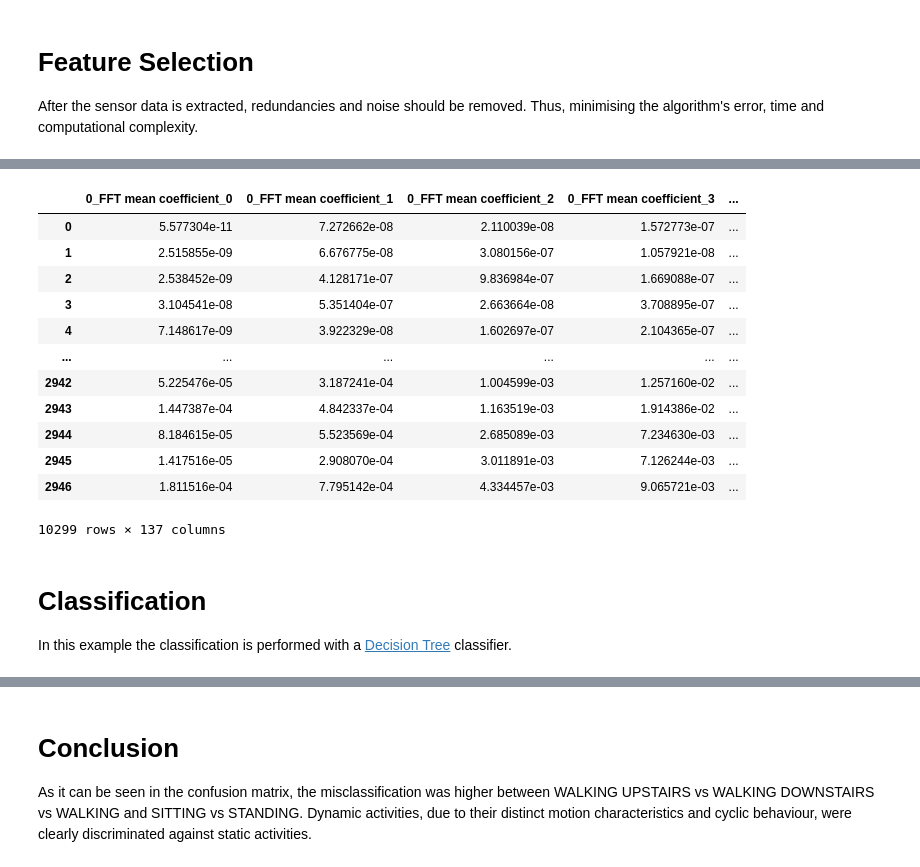
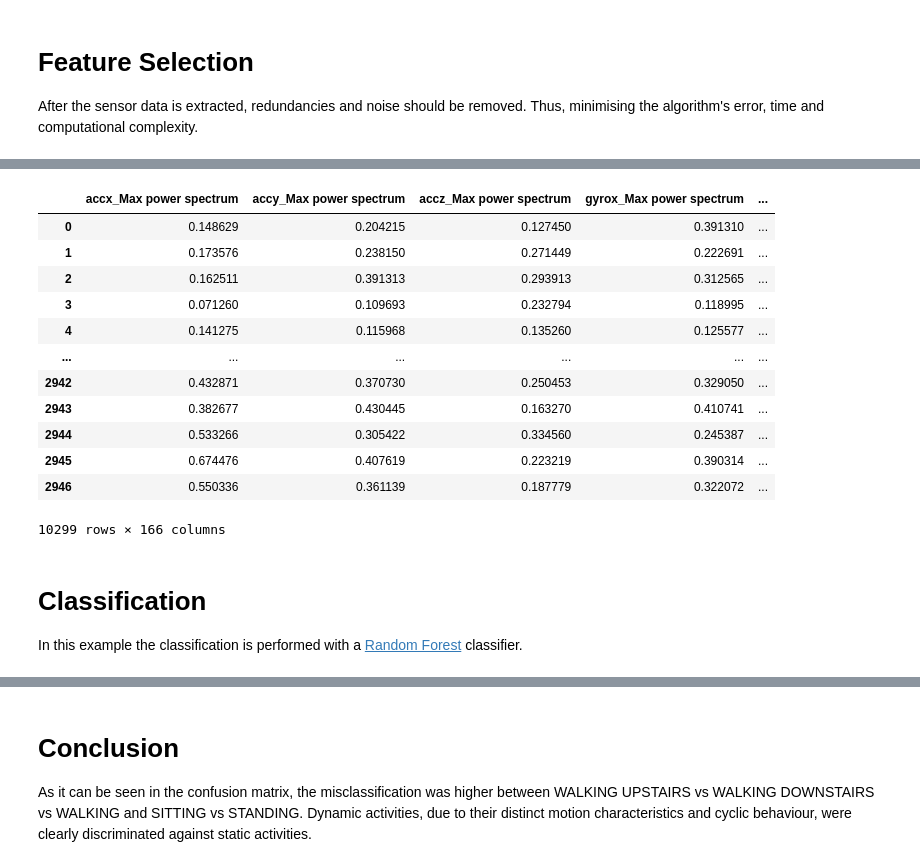
Before and after one commit to fraunhoferportugal/tsfel, a Jupyter notebook: notebooks/TSFEL_HAR_Example.ipynb, the cells around one changed output, grey strips where cells are left out. Cells and saved outputs as stored; diff of their text form; code cells hidden in the pictures.

Commit message:
Notebook classification enhancement; Window splitter bug fix.

```diff
--- a/notebooks/TSFEL_HAR_Example.ipynb
+++ b/notebooks/TSFEL_HAR_Example.ipynb
@@ -91,12 +145,11 @@ The features to extract are defined in the [google sheet](https://docs.google.co
 **Change your google sheet file name and the googleSheet_name variable to your name so both have the same name.**
 # %%
 #@title Feature Extraction
-googleSheet_name = "Features_dev"
+googleSheet_name = "featuresdev"
 # Extract excel info
 cfg_file = tsfel.extract_sheet(googleSheet_name)
 
 # Get features
-print("This may take some time...")
 X_train = tsfel.time_series_features_extractor(cfg_file, x_train_sig, fs=100)
 X_test = tsfel.time_series_features_extractor(cfg_file, x_test_sig, fs=100)
 # %% [output]
@@ -114,7 +173,16 @@ After the sensor data is extracted, redundancies and noise should be removed. Th
 features = pd.concat([X_train, X_test])
 # Highly correlated features are removed
 features = tsfel.correlation_report(features)
-X_train = features[:len(X_train)]
-X_test = features[len(X_train):]
+
+# Handling eventual missing values from the feature extraction
+features.replace([np.inf, -np.inf], np.nan, inplace=True)
+features.fillna(features.mean(), inplace=True)
+
+# Normalising Features
+min_max_scaler = preprocessing.MinMaxScaler()
+nfeatures = pd.DataFrame(min_max_scaler.fit_transform(features.values), columns=features.columns, index=features.index)
+
+nX_train = nfeatures[:len(X_train)]
+nX_test = nfeatures[len(X_train):]
 # %% [output]
 Do you wish to remove correlated features? Enter y/n: y
@@ -137,53 +205,53 @@ Removing 0_Total energy
 # %%
 #@title Preview Features
-st1 = pd.DataFrame(data=np.array(['c']*X_train.shape[1]).reshape(1,-1), columns = list(features.columns))
-st2 = pd.DataFrame(data=np.array([' ']*X_train.shape[1]).reshape(1,-1), columns = list(features.columns))
+st1 = pd.DataFrame(data=np.array(['c']*nX_train.shape[1]).reshape(1,-1), columns = list(features.columns))
+st2 = pd.DataFrame(data=np.array([' ']*nX_train.shape[1]).reshape(1,-1), columns = list(features.columns))
 feat_orange_header = pd.concat([st1, st2], axis=0, ignore_index=True)
-_X_train = pd.concat([feat_orange_header, X_train], axis=0, ignore_index=True)
-_X_test = pd.concat([feat_orange_header, X_test], axis=0, ignore_index=True)
+_X_train = pd.concat([feat_orange_header, nX_train], axis=0, ignore_index=True)
+_X_test = pd.concat([feat_orange_header, nX_test], axis=0, ignore_index=True)
 
 labels = np.concatenate([y_train, y_test])
 disc_labels = []
 for l in labels:
   if l == 1:
     disc_labels.append('WALKING')
   elif l == 2:
     disc_labels.append('WALKING_UPSTAIRS')
   elif l == 3:
     disc_labels.append('WALKING_DOWNSTAIRS')
   elif l == 4:
     disc_labels.append('SITTING')
   elif l == 5:
     disc_labels.append('STANDING')
   elif l == 6:
     disc_labels.append('LAYING')
-disc_y_train =  pd.DataFrame(data=disc_labels[:len(X_train)], columns=['Activity'])
-disc_y_test =  pd.DataFrame(data=disc_labels[len(X_train):], columns=['Activity'])
+disc_y_train =  pd.DataFrame(data=disc_labels[:len(nX_train)], columns=['Activity'])
+disc_y_test =  pd.DataFrame(data=disc_labels[len(nX_train):], columns=['Activity'])
 disc_y_train = pd.concat([pd.DataFrame(data=['d','class'], columns=['Activity']), disc_y_train], axis=0, ignore_index=True)
 disc_y_test = pd.concat([pd.DataFrame(data=['d','class'], columns=['Activity']), disc_y_test], axis=0, ignore_index=True)
 orange_input_train= pd.concat([_X_train, disc_y_train], axis=1)
 orange_input_test= pd.concat([_X_test, disc_y_test], axis=1)
 
 orange_input_train.to_csv('orange_input_train.csv', sep=',', encoding='utf-8', index=False)
 orange_input_test.to_csv('orange_input_test.csv', sep=',', encoding='utf-8', index=False)
 
-features
+nfeatures
 # %% [output]
-|  | 0_FFT mean coefficient_0 | 0_FFT mean coefficient_1 | 0_FFT mean coefficient_2 | 0_FFT mean coefficient_3 | ... |
-| 0 | 5.577304e-11 | 7.272662e-08 | 2.110039e-08 | 1.572773e-07 | ... |
-| 1 | 2.515855e-09 | 6.676775e-08 | 3.080156e-07 | 1.057921e-08 | ... |
-| 2 | 2.538452e-09 | 4.128171e-07 | 9.836984e-07 | 1.669088e-07 | ... |
-| 3 | 3.104541e-08 | 5.351404e-07 | 2.663664e-08 | 3.708895e-07 | ... |
-| 4 | 7.148617e-09 | 3.922329e-08 | 1.602697e-07 | 2.104365e-07 | ... |
+|  | accx_Max power spectrum | accy_Max power spectrum | accz_Max power spectrum | gyrox_Max power spectrum | ... |
+| 0 | 0.148629 | 0.204215 | 0.127450 | 0.391310 | ... |
+| 1 | 0.173576 | 0.238150 | 0.271449 | 0.222691 | ... |
+| 2 | 0.162511 | 0.391313 | 0.293913 | 0.312565 | ... |
+| 3 | 0.071260 | 0.109693 | 0.232794 | 0.118995 | ... |
+| 4 | 0.141275 | 0.115968 | 0.135260 | 0.125577 | ... |
 | ... | ... | ... | ... | ... | ... |
-| 2942 | 5.225476e-05 | 3.187241e-04 | 1.004599e-03 | 1.257160e-02 | ... |
-| 2943 | 1.447387e-04 | 4.842337e-04 | 1.163519e-03 | 1.914386e-02 | ... |
-| 2944 | 8.184615e-05 | 5.523569e-04 | 2.685089e-03 | 7.234630e-03 | ... |
-| 2945 | 1.417516e-05 | 2.908070e-04 | 3.011891e-03 | 7.126244e-03 | ... |
-| 2946 | 1.811516e-04 | 7.795142e-04 | 4.334457e-03 | 9.065721e-03 | ... |
+| 2942 | 0.432871 | 0.370730 | 0.250453 | 0.329050 | ... |
+| 2943 | 0.382677 | 0.430445 | 0.163270 | 0.410741 | ... |
+| 2944 | 0.533266 | 0.305422 | 0.334560 | 0.245387 | ... |
+| 2945 | 0.674476 | 0.407619 | 0.223219 | 0.390314 | ... |
+| 2946 | 0.550336 | 0.361139 | 0.187779 | 0.322072 | ... |
-10299 rows × 137 columns
+10299 rows × 166 columns
 # %% [markdown]
 # Classification
 
-In this example the classification is performed with a [Decision Tree](https://scikit-learn.org/stable/modules/tree.html) classifier.
+In this example the classification is performed with a [Random Forest](https://scikit-learn.org/stable/modules/generated/sklearn.ensemble.RandomForestClassifier.html) classifier.
 # %%
```
Also changed, not shown: parts of 11 cells of this notebook, 1 other file.
